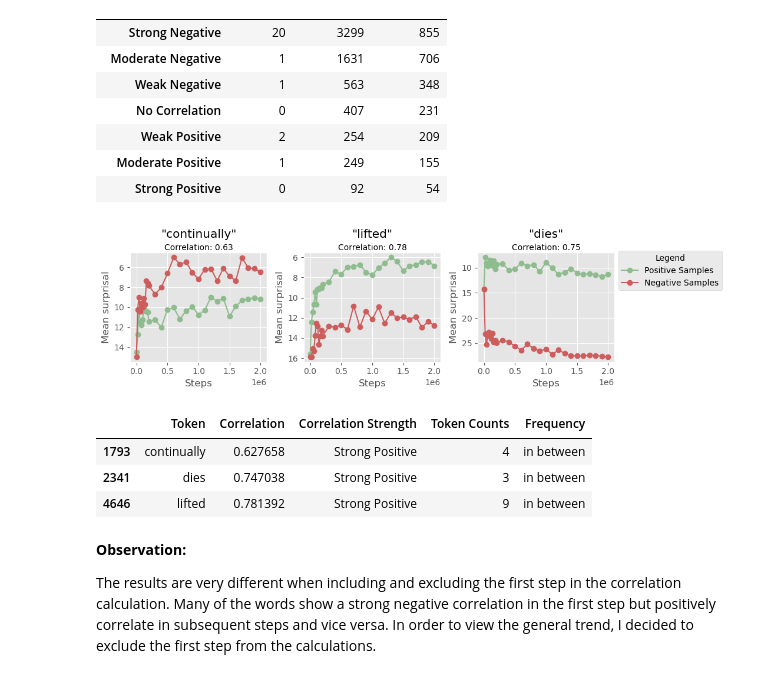
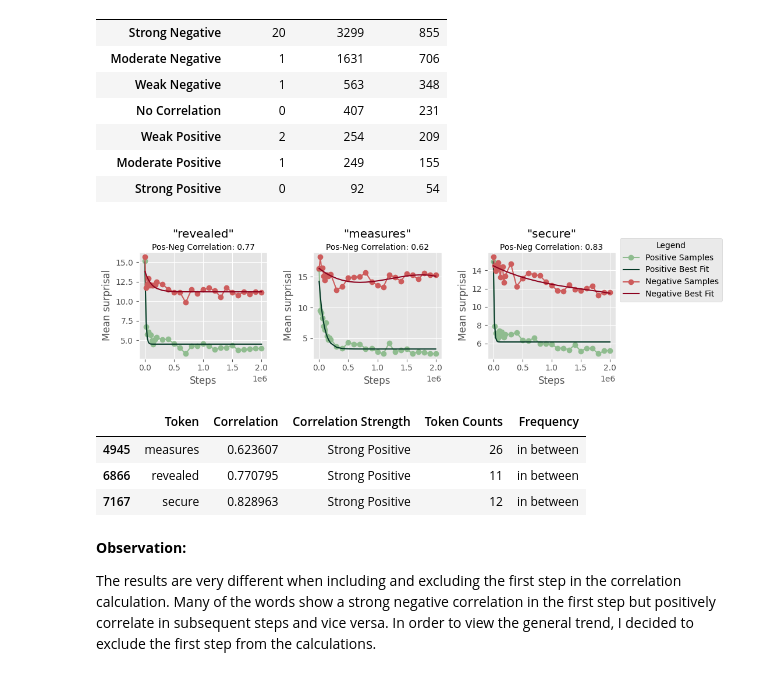
Before and after one commit to NazaninShafiabadi/antisurprisal, a Jupyter notebook: src/word_acquisition.ipynb, the cells around one changed output. Saved outputs shown, nothing was run; the diff lists cells and outputs as text; code cells hidden in the pictures.

```diff
--- a/src/word_acquisition.ipynb
+++ b/src/word_acquisition.ipynb
@@ -462,7 +143,7 @@ def pearson_correlation(group):
     corr, _ = pearsonr(group['MeanSurprisal'], group['MeanNegSurprisal'])
     return corr
 # %%
-wikitext_surprisals = '../results/lexique_results/shuffled_bert_surprisals.txt'
+wikitext_surprisals = '../results/shuffled_bert_surprisals.txt'
 surprisals = pd.read_csv(wikitext_surprisals, delimiter='\t')
 # %%
 # correlations = surprisals.groupby('Token').apply(pearson_correlation).dropna()    # including the first step
@@ -540,9 +221,9 @@ plt.show()
 # %% [markdown]
 #### Average frequency in each category
 # %%
-wordbank = pd.read_csv('../data/wikitext/wikitext_wordbank.tsv', sep='\t')
+wordbank = pd.read_csv('../data/processed/wikitext_wordbank.tsv', sep='\t')
 
-correlations['Token Counts'] = wordbank[wordbank.token.isin(correlations.Token.tolist())].reset_index()['count']
+correlations['Token Counts'] = wordbank[wordbank.token.isin(correlations.Token)].reset_index()['count']
 correlations
 # %% [output]
 |  | Token | Correlation | Correlation Strength | Token Counts |
@@ -598,14 +279,14 @@ pd.crosstab(correlations['Correlation Strength'], correlations['Frequency'])
 # %%
 tokens_to_inspect = correlations[(correlations['Correlation Strength'] == 'Strong Positive') & (correlations['Frequency'] == 'in between')]
 sample = tokens_to_inspect.Token.sample(3)
-corrs = plot_surprisals(sample, surprisals, neg_samples=True, first_step=False)
+plot_surprisals(sample, surprisals, neg_samples=True, fit_curve=True, first_step=False)
 correlations[correlations['Token'].isin(sample)]
 # %% [output]
-[figure, old version]
+[figure, new version]
 |  | Token | Correlation | Correlation Strength | Token Counts | Frequency |
-| 1793 | continually | 0.627658 | Strong Positive | 4 | in between |
-| 2341 | dies | 0.747038 | Strong Positive | 3 | in between |
-| 4646 | lifted | 0.781392 | Strong Positive | 9 | in between |
+| 4945 | measures | 0.623607 | Strong Positive | 26 | in between |
+| 6866 | revealed | 0.770795 | Strong Positive | 11 | in between |
+| 7167 | secure | 0.828963 | Strong Positive | 12 | in between |
 # %% [markdown]
 **Observation:**
 
```
Also changed, not shown: parts of 57 cells of this notebook, 6 other files.
